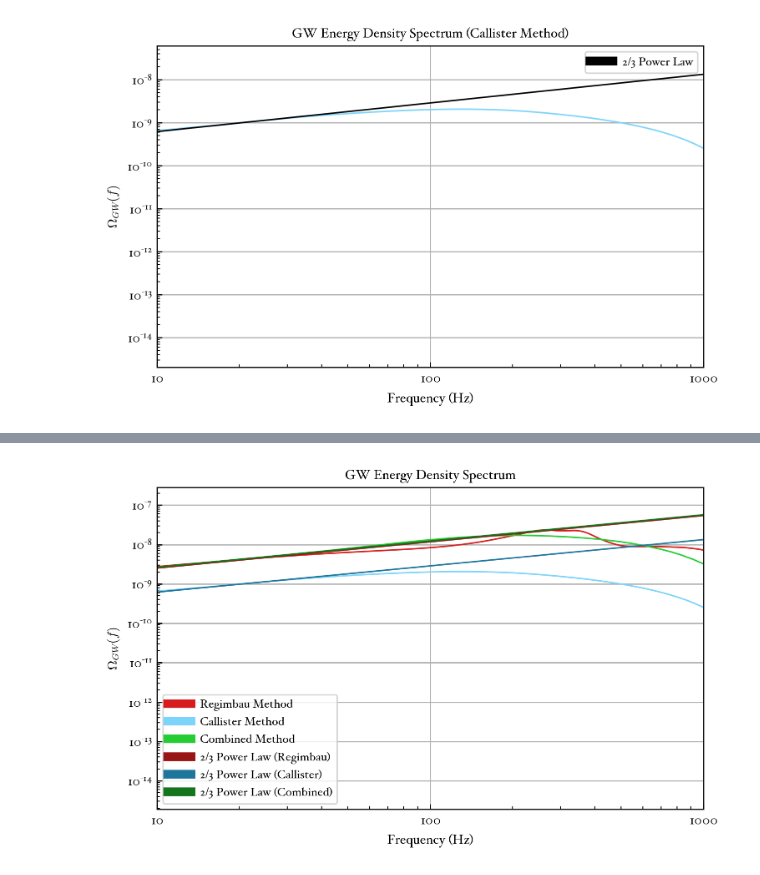
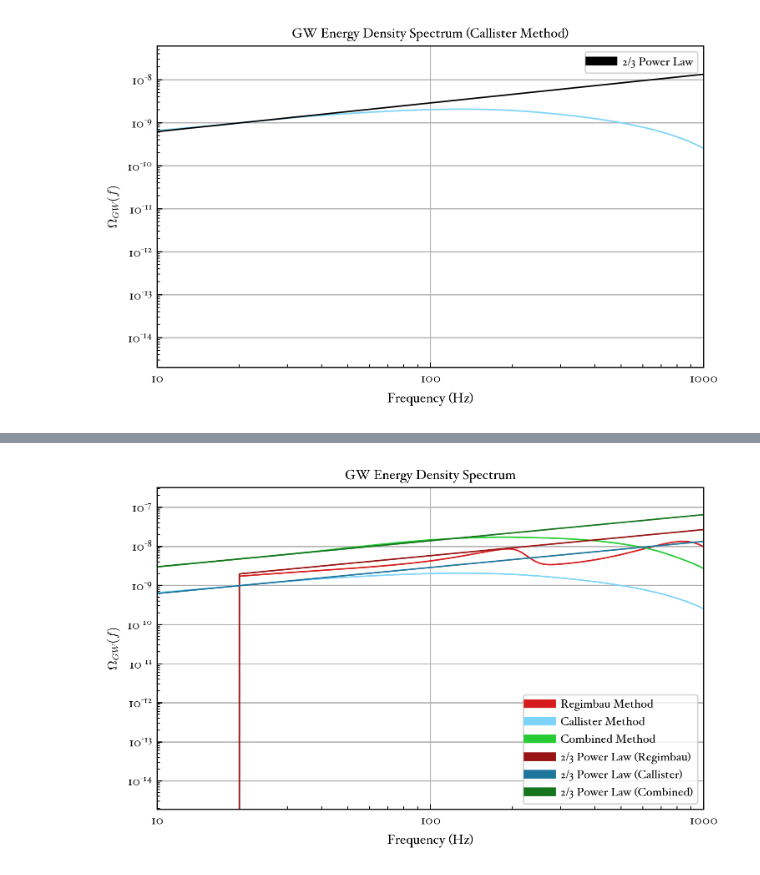
Before and after one commit to meyers-academic/astrophysical_gwb, a Jupyter notebook: notebooks/sgwb_calculation/SGWB_Calculation_Methods.ipynb, the cells around one changed output, grey strips where cells are left out. Cells and saved outputs as stored; diff of their text form; code cells hidden in the pictures.

Commit message:
Started adding faster method to SGWB calculations.

```diff
--- a/notebooks/sgwb_calculation/SGWB_Calculation_Methods.ipynb
+++ b/notebooks/sgwb_calculation/SGWB_Calculation_Methods.ipynb
@@ -238,23 +189,26 @@ for iteration in range(num_iterations):
         json.dump(injections, outfile, indent=2, cls=bilby.core.result.BilbyJsonEncoder
     )
 
-    # Initialize interferometers
-    ifo_H1 = bilby.gw.detector.get_empty_interferometer('H1')
-    ifo_L1 = bilby.gw.detector.get_empty_interferometer('L1')
+    freqs_d, omega_gw_d = compute_injected_omega(injections, T_obs,
+                                        return_spectrum=True,
+                                        sampling_frequency=4096,
+                                        duration=2)
 
-    ifo_list = [ifo_H1, ifo_L1]
+    freqs_pv2, omega_gw_pv2 = compute_injected_omega(injections, T_obs,
+                                            return_spectrum=True,
+                                            sampling_frequency=4096,
+                                            duration=2,
+                                            approximant='IMRPhenomPv2')
 
-    for ifo in ifo_list: # iterate over interferometers
-        ifo.duration = duration
-        ifo.sampling_frequency = fs
-        ifo.power_spectral_density = bilby.gw.detector.PowerSpectralDensity\
-        (ifo.frequency_array, 1e-3*np.nan_to_num(ifo.power_spectral_density_array, posinf=1.e-41))
+    freqs_tf2, omega_gw_tf2 = compute_injected_omega(injections, T_obs,
+                                            return_spectrum=True,
+                                            sampling_frequency=4096,
+                                            duration=2,
+                                            approximant='TaylorF2')
 
-    # Simulate data
-    simulator_cbc = Simulator(ifo_list, N_segs, duration=duration, injection_dict=injections,
-                                           sampling_frequency=fs, no_noise=False)
-    freqs_AR, OmegaGW_AR = simulator_cbc.compute_injected_Omega(return_spectrum=True, waveform_duration=4)
-    ax.loglog(freqs_AR, OmegaGW_AR, color='#d61c1c')
+    ax.loglog(freqs_d, omega_gw_d, color='#d61c1c')
+    # ax.loglog(freqs_pv2, omega_gw_pv2, color='#000000')
+    # ax.loglog(freqs_tf2, omega_gw_tf2, color='#000000')
 # %% [output]
 No artists with labels found to put in legend.  Note that artists whose label start with an underscore are ignored when legend() is called with no argument.
 No artists with labels found to put in legend.  Note that artists whose label start with an underscore are ignored when legend() is called with no argument.
@@ -457,16 +461,16 @@ fig.show()
 # %%
 fig, ax = plt.subplots()
-ax.loglog(total_freqs_AR, total_OmegaGW_AR, color='#d61c1c', label='Regimbau Method')
+ax.loglog(freqs_d, omega_gw_d, color='#d61c1c', label='Regimbau Method')
 ax.loglog(freqs_TC, OmegaGW_TC, color='#7dd4fa', label='Callister Method')
 ax.loglog(total_freqs_CB, total_OmegaGW_CB, color='#25cc33', label='Combined Method')
-ax.loglog(total_freqs_AR, Omega_ref_AR*(total_freqs_AR/fref)**(2/3), label='2/3 Power Law (Regimbau)', color='#991414')
+ax.loglog(freqs_tf2, omega_gw_tf2, label='2/3 Power Law (Regimbau)', color='#991414')
 ax.loglog(freqs_TC, Omega_ref_TC*(freqs_TC/fref)**(2/3), label='2/3 Power Law (Callister)', color='#1f769c')
 ax.loglog(freqs_CB, Omega_ref_CB*(np.array(freqs_CB)/fref)**(2/3), label='2/3 Power Law (Combined)', color='#14751c')
 ax.set_title(r'GW Energy Density Spectrum')
 ax.set_xlabel(r'Frequency (Hz)')
 ax.set_ylabel(r'$\Omega_{GW}(f)$')
 ax.set_xlim(10, 1000)
 ax.legend()
 fig.show()
 # %% [output]
-[figure, old version]
+[figure, new version]
```
Also changed, not shown: parts of 5 cells of this notebook, 1 other file.
